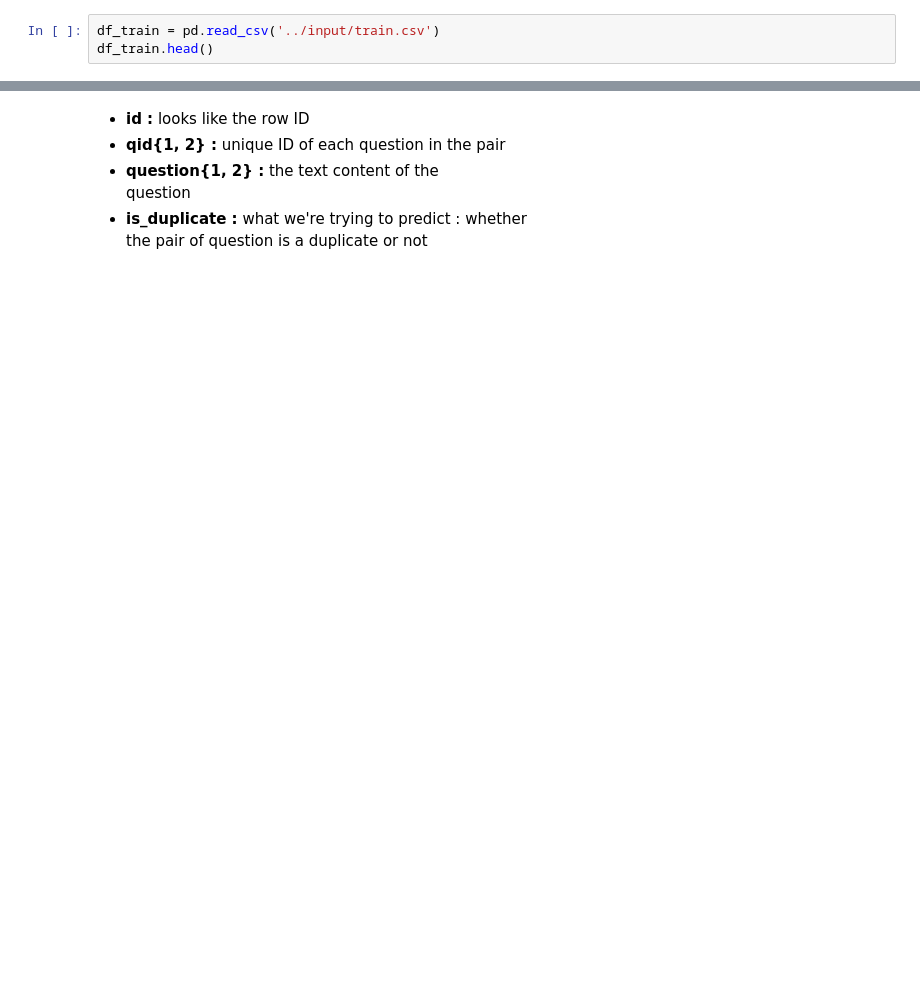
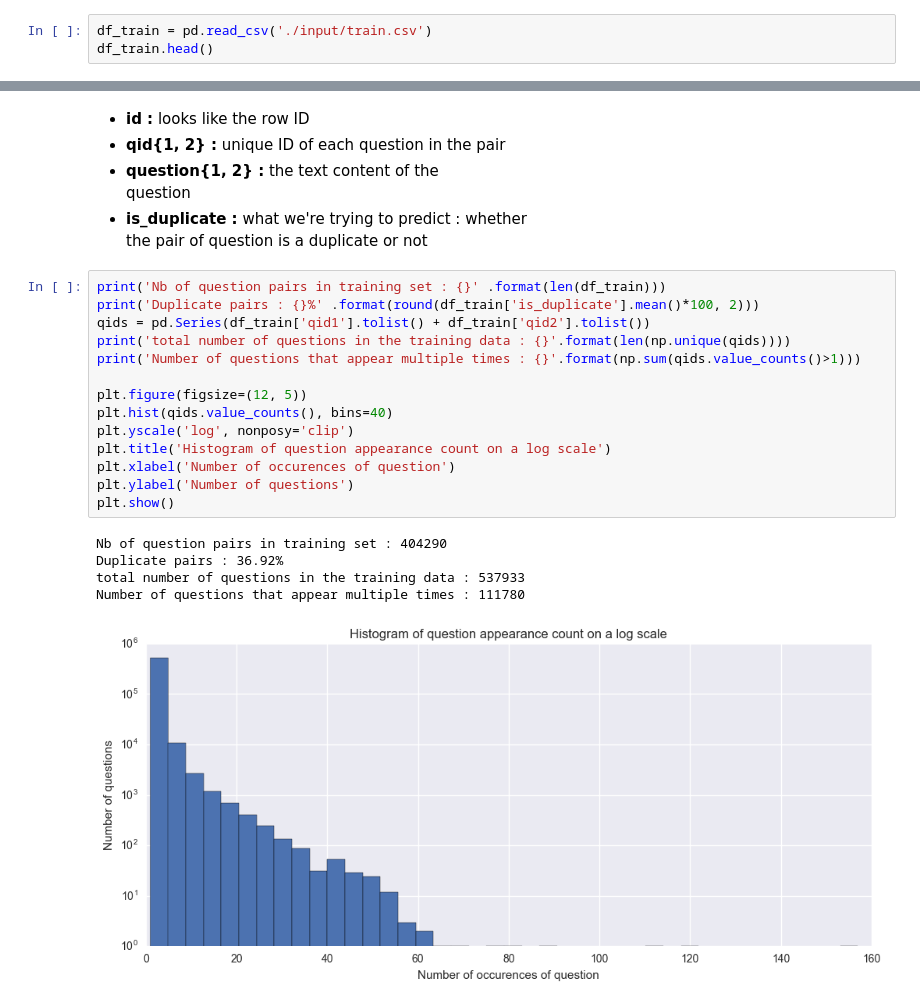
Before and after one commit to Quentinvajou/kaggle-quora-nlp, a Jupyter notebook: eda_quora_nlp.ipynb, the cells around one changed output, grey strips where cells are left out. Cells and saved outputs as stored; diff of their text form; blank space fills up the shorter version.

```diff
--- a/eda_quora_nlp.ipynb
+++ b/eda_quora_nlp.ipynb
@@ -24,3 +33,3 @@ for f in os.listdir('../input'):
 # %%
-df_train = pd.read_csv('../input/train.csv')
+df_train = pd.read_csv('./input/train.csv')
 df_train.head()
@@ -31,3 +47,23 @@ df_train.head()
    question
 - **is_duplicate :** what we're trying to predict : whether
    the pair of question is a duplicate or not
+# %%
+print('Nb of question pairs in training set : {}' .format(len(df_train)))
+print('Duplicate pairs : {}%' .format(round(df_train['is_duplicate'].mean()*100, 2)))
+qids = pd.Series(df_train['qid1'].tolist() + df_train['qid2'].tolist())
+print('total number of questions in the training data : {}'.format(len(np.unique(qids))))
+print('Number of questions that appear multiple times : {}'.format(np.sum(qids.value_counts()>1)))
+
+plt.figure(figsize=(12, 5))
+plt.hist(qids.value_counts(), bins=40)
+plt.yscale('log', nonposy='clip')
+plt.title('Histogram of question appearance count on a log scale')
+plt.xlabel('Number of occurences of question')
+plt.ylabel('Number of questions')
+plt.show()
+# %% [output]
+Nb of question pairs in training set : 404290
+Duplicate pairs : 36.92%
+total number of questions in the training data : 537933
+Number of questions that appear multiple times : 111780
+[figure, added]
```
Also changed, not shown: parts of 22 cells of this notebook, 1 other file.
